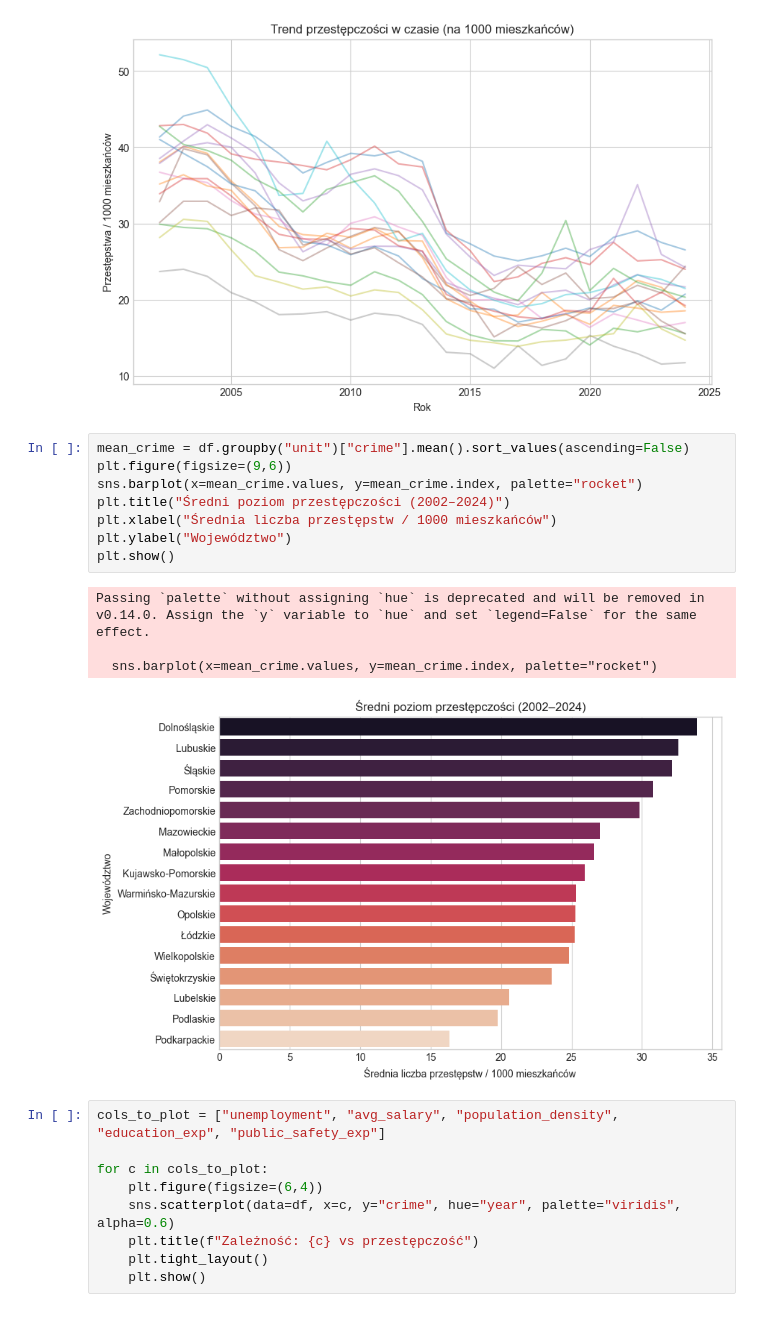
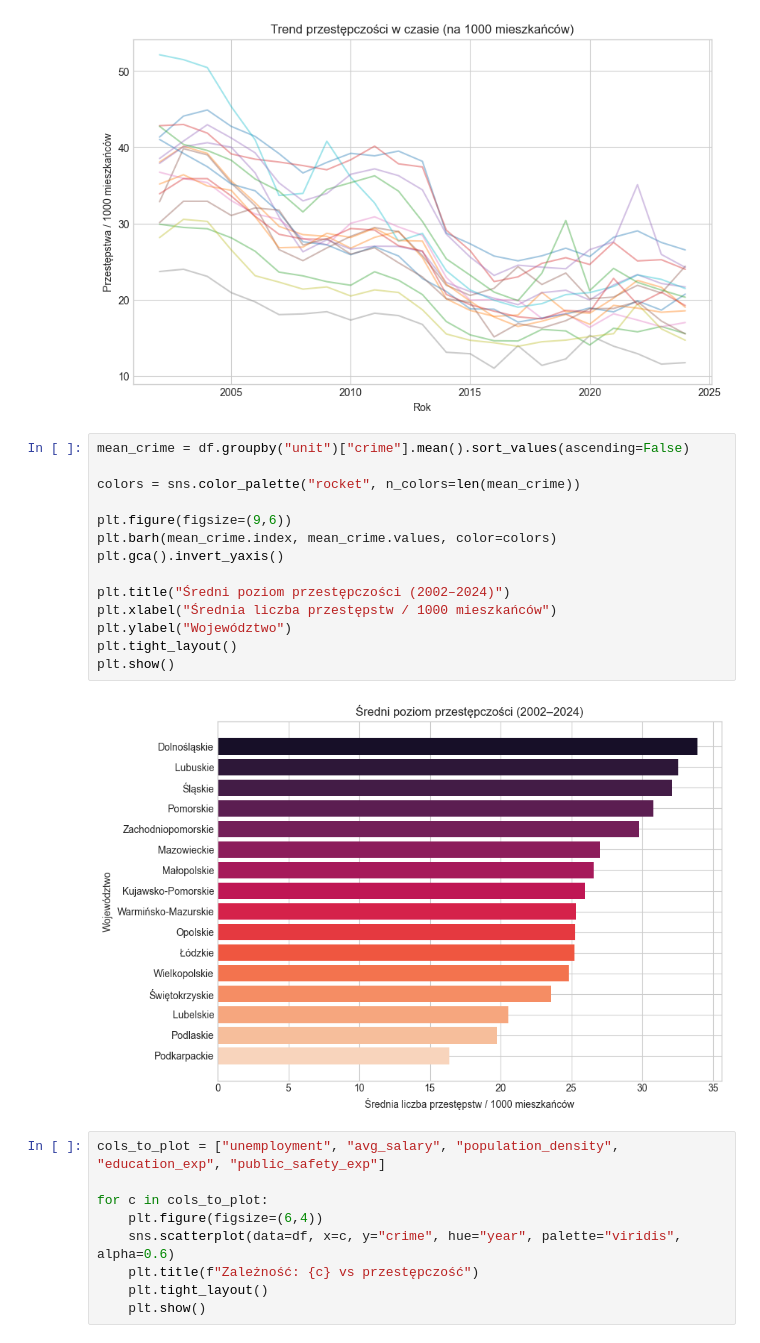
Before and after one commit to horaneq/crime_analysis, a Jupyter notebook: notebooks/data_analysis.ipynb, the cells around one changed output. Saved outputs shown, nothing was run; the diff lists cells and outputs as text.

```diff
--- a/notebooks/data_analysis.ipynb
+++ b/notebooks/data_analysis.ipynb
@@ -88,17 +89,20 @@ plt.show()
 [figure]
 # %%
 mean_crime = df.groupby("unit")["crime"].mean().sort_values(ascending=False)
+
+colors = sns.color_palette("rocket", n_colors=len(mean_crime))
+
 plt.figure(figsize=(9,6))
-sns.barplot(x=mean_crime.values, y=mean_crime.index, palette="rocket")
+plt.barh(mean_crime.index, mean_crime.values, color=colors)
+plt.gca().invert_yaxis()
+
 plt.title("Średni poziom przestępczości (2002–2024)")
 plt.xlabel("Średnia liczba przestępstw / 1000 mieszkańców")
 plt.ylabel("Województwo")
+plt.tight_layout()
 plt.show()
 # %% [output]
-Passing `palette` without assigning `hue` is deprecated and will be removed in v0.14.0. Assign the `y` variable to `hue` and set `legend=False` for the same effect.
-
-  sns.barplot(x=mean_crime.values, y=mean_crime.index, palette="rocket")
-[figure, old version]
+[figure, new version]
 # %%
 cols_to_plot = ["unemployment", "avg_salary", "population_density", "education_exp", "public_safety_exp"]
 
```
Also changed, not shown: parts of 3 cells of this notebook.
